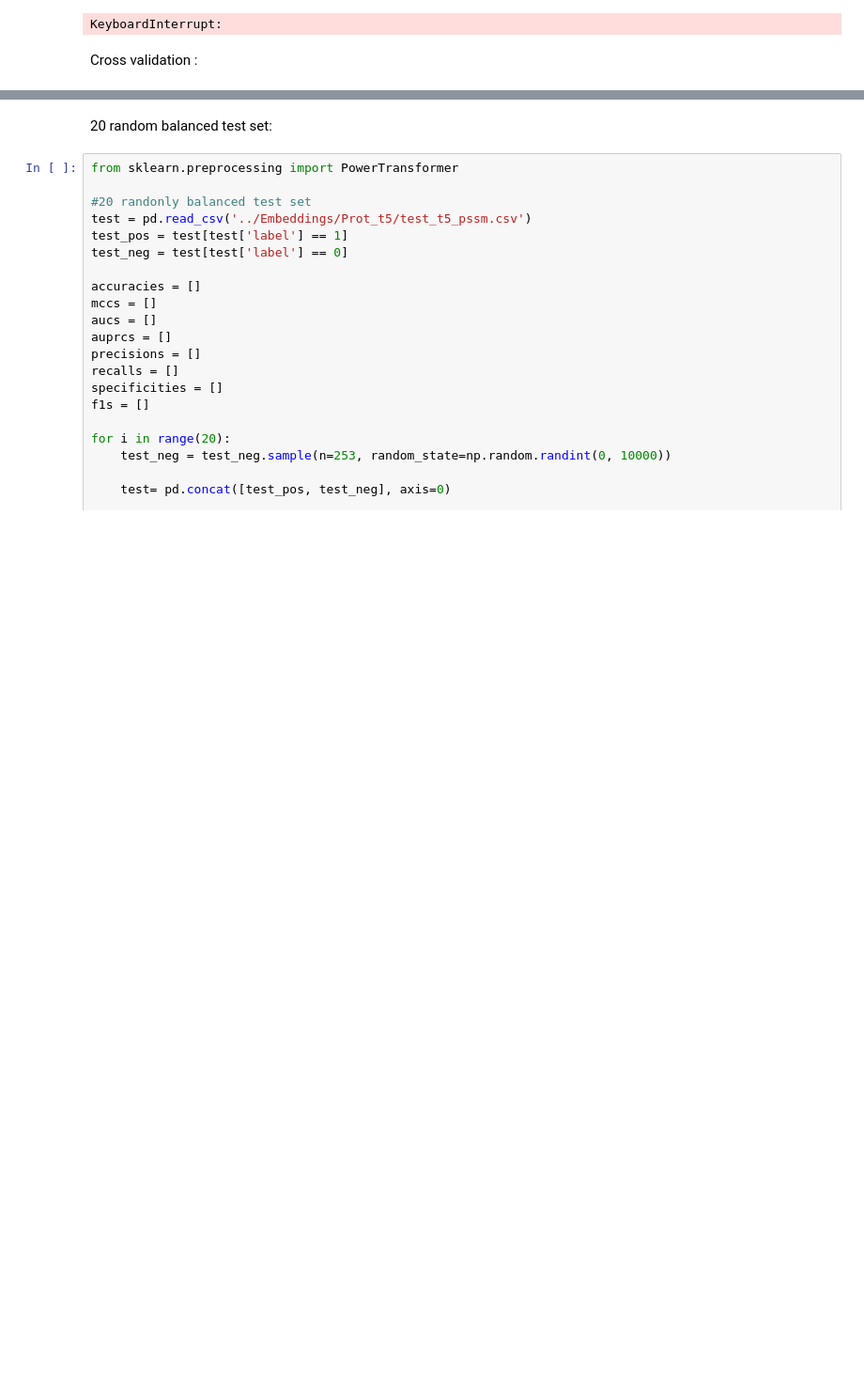
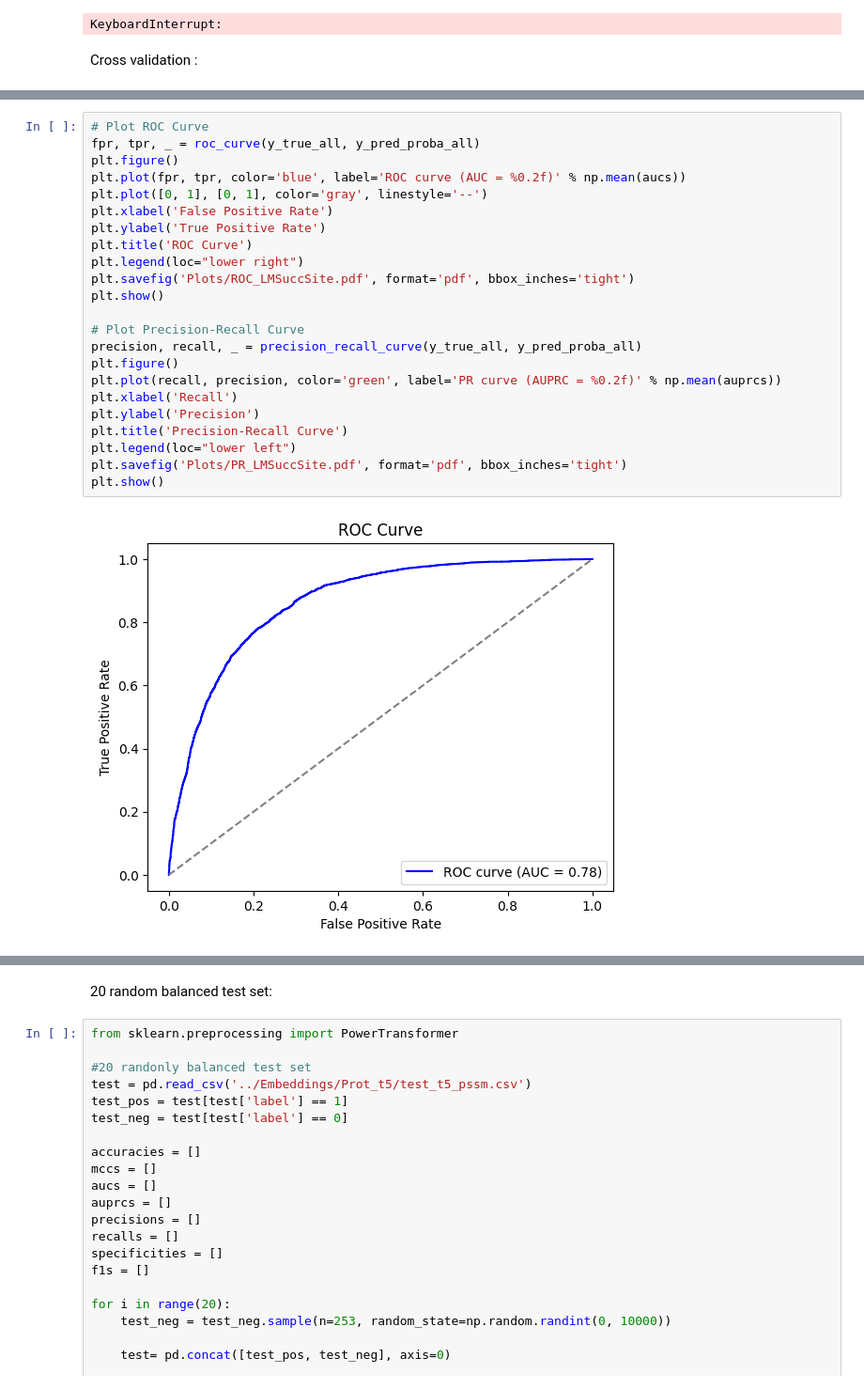
Before and after one commit to Sheldor7701/ResLysEmbed, a Jupyter notebook: LMSuccSite_reproduce.ipynb, the cells around one changed output, grey strips where cells are left out. Shown at 94% size. Cells and saved outputs as stored; diff of their text form; blank space fills up the shorter version.

```diff
--- a/LMSuccSite_reproduce.ipynb
+++ b/LMSuccSite_reproduce.ipynb
@@ -798,0 +835,25 @@ F1: 0.7773990692936807 +/- 0.012037521242053813
+# %%
+# Plot ROC Curve
+fpr, tpr, _ = roc_curve(y_true_all, y_pred_proba_all)
+plt.figure()
+plt.plot(fpr, tpr, color='blue', label='ROC curve (AUC = %0.2f)' % np.mean(aucs))
+plt.plot([0, 1], [0, 1], color='gray', linestyle='--')
+plt.xlabel('False Positive Rate')
+plt.ylabel('True Positive Rate')
+plt.title('ROC Curve')
+plt.legend(loc="lower right")
+plt.savefig('Plots/ROC_LMSuccSite.pdf', format='pdf', bbox_inches='tight')
+plt.show()
+
+# Plot Precision-Recall Curve
+precision, recall, _ = precision_recall_curve(y_true_all, y_pred_proba_all)
+plt.figure()
+plt.plot(recall, precision, color='green', label='PR curve (AUPRC = %0.2f)' % np.mean(auprcs))
+plt.xlabel('Recall')
+plt.ylabel('Precision')
+plt.title('Precision-Recall Curve')
+plt.legend(loc="lower left")
+plt.savefig('Plots/PR_LMSuccSite.pdf', format='pdf', bbox_inches='tight')
+plt.show()
+# %% [output]
+[figure, added]
```
Also changed, not shown: parts of 5 cells of this notebook, 6 other files.
